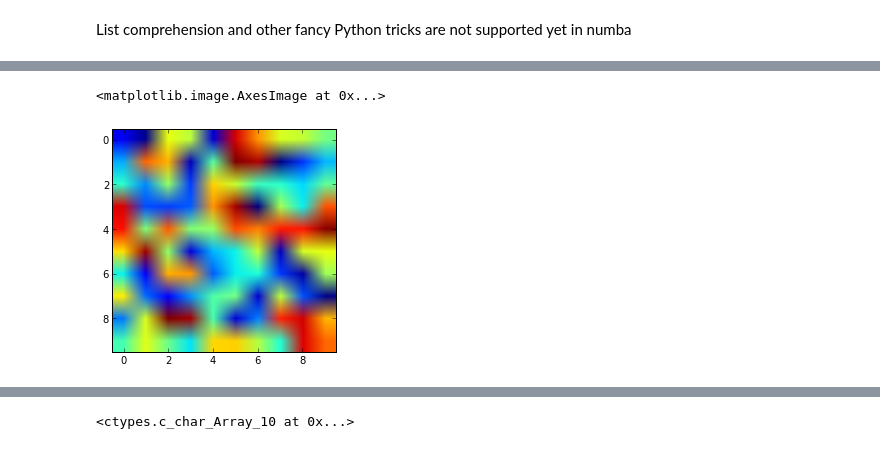
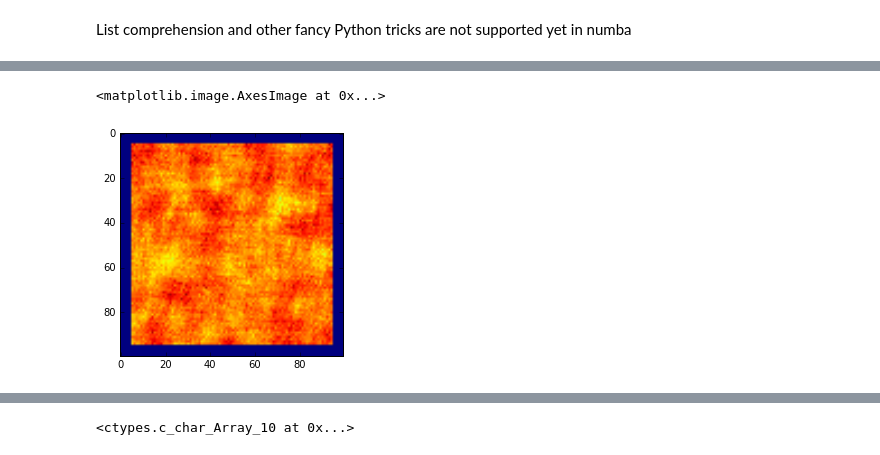
Before and after one commit to profjsb/python-seminar, a Jupyter notebook: Lectures/11_Cython/numba_ctypes.ipynb, the cells around one changed output, grey strips where cells are left out. Saved outputs shown, nothing was run; the diff lists cells and outputs as text; code cells hidden in the pictures.

```diff
--- a/Lectures/11_Cython/numba_ctypes.ipynb
+++ b/Lectures/11_Cython/numba_ctypes.ipynb
@@ -250,5 +422,0 @@ WARNING: pylab import has clobbered these variables: ['double']
-# %%
-imshow(filt)
-# %% [output]
-<matplotlib.image.AxesImage at 0x...>
-[figure, removed]
@@ -254,0 +426,5 @@ imshow(filt)
+# %%
+plt.imshow(res)
+# %% [output]
+<matplotlib.image.AxesImage at 0x...>
+[figure, added]
```
Also changed, not shown: parts of 97 cells of this notebook, 1 other file.
